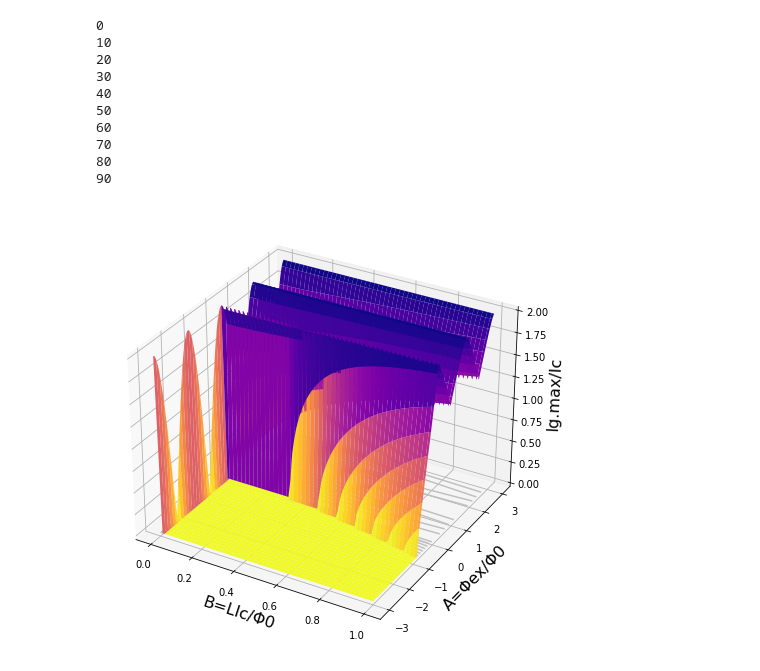
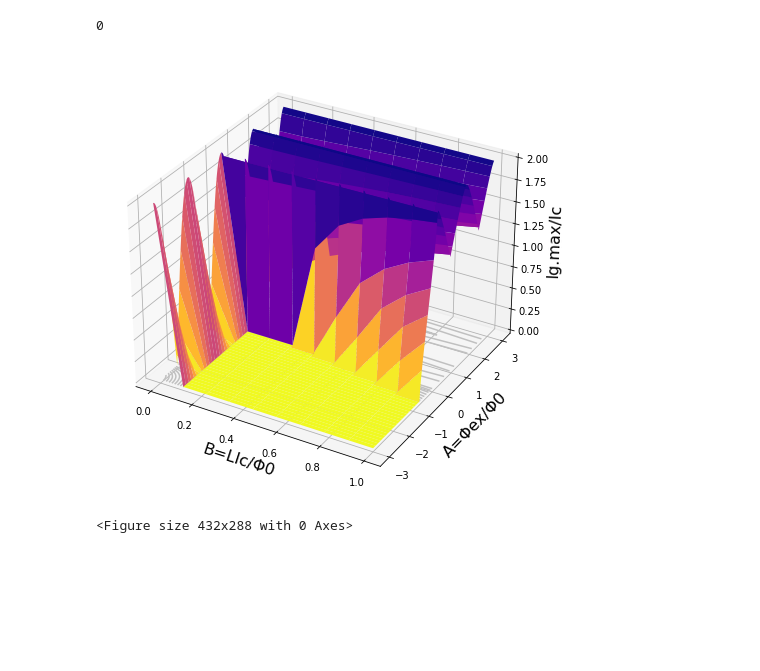
Before and after one commit to tanetakumi/hfq-optimizer, a Jupyter notebook: scripts/icn_calc/Icn.ipynb, the cells around one changed output. Drawn from its saved outputs; the diff is of its cells as text; code cells hidden in the pictures; blank space fills up the shorter version.

```diff
--- a/scripts/icn_calc/Icn.ipynb
+++ b/scripts/icn_calc/Icn.ipynb
@@ -25,7 +25,7 @@ def igic_max(licphi: float, exphi: float, accuracy: int = 1000):
     return max
 # %%
 # Notebook出力には次の１行が必要（%matplotlib inlineだとグラフを回転できない）
-# %matplotlib notebook
+%matplotlib inline
 import matplotlib.pyplot as plt
 import numpy as np
 from mpl_toolkits.mplot3d import axes3d    # <- 明示的には使わないが、インポートしておく必要がある。
@@ -41,44 +41,52 @@ ax.set_xlabel("B=LIc/Φ0", size = 16)
 ax.set_ylabel("A=Φex/Φ0", size = 16)
 ax.set_zlabel("Ig.max/Ic", size = 16)
 
-licp_ax=100
+licp_ax=10
 ex_ax=200
 
 # (x,y)データを作成
 x = np.linspace(0, 1, licp_ax)
 y = np.linspace(-3, 3, ex_ax)
 
 # 格子点を作成
 X, Y = np.meshgrid(x, y)
 
 # X, Y は逆向き
 Z = np.empty([ex_ax, licp_ax], dtype=float)
 
 
 for _x in range(licp_ax):
     licp = _x/licp_ax
     if _x%10==0:
         print(_x)
     for _y in range(ex_ax):
         ex = (_y-100)/50
         Z[_y][_x] = igic_max(licp,ex)
 
 # 曲面を描画
 ax.plot_surface(X, Y, Z, cmap = "plasma_r")
 
 # 底面に等高線を描画
 ax.contour(X, Y, Z, colors = "silver", offset = 0)
 
 plt.show()
 # %% [output]
 0
-10
-20
-30
-40
-50
-60
-70
-80
-90
-[figure, old version]
+[figure, new version]
+# %%
+%matplotlib inline
+import numpy as np
+import matplotlib.pyplot as plt
+import matplotlib.animation as animation
+
+fig = plt.figure()
+
+def plot(data):
+    plt.cla()                      # 現在描写されているグラフを消去
+    rand = np.random.randn(100)    # 100個の乱数を生成
+    im = plt.plot(rand)            # グラフを生成
+
+ani = animation.FuncAnimation(fig, plot, interval=100)
+plt.show()
+# %% [output]
+<Figure size 432x288 with 0 Axes>
```
Also changed, not shown: 6 other files.
